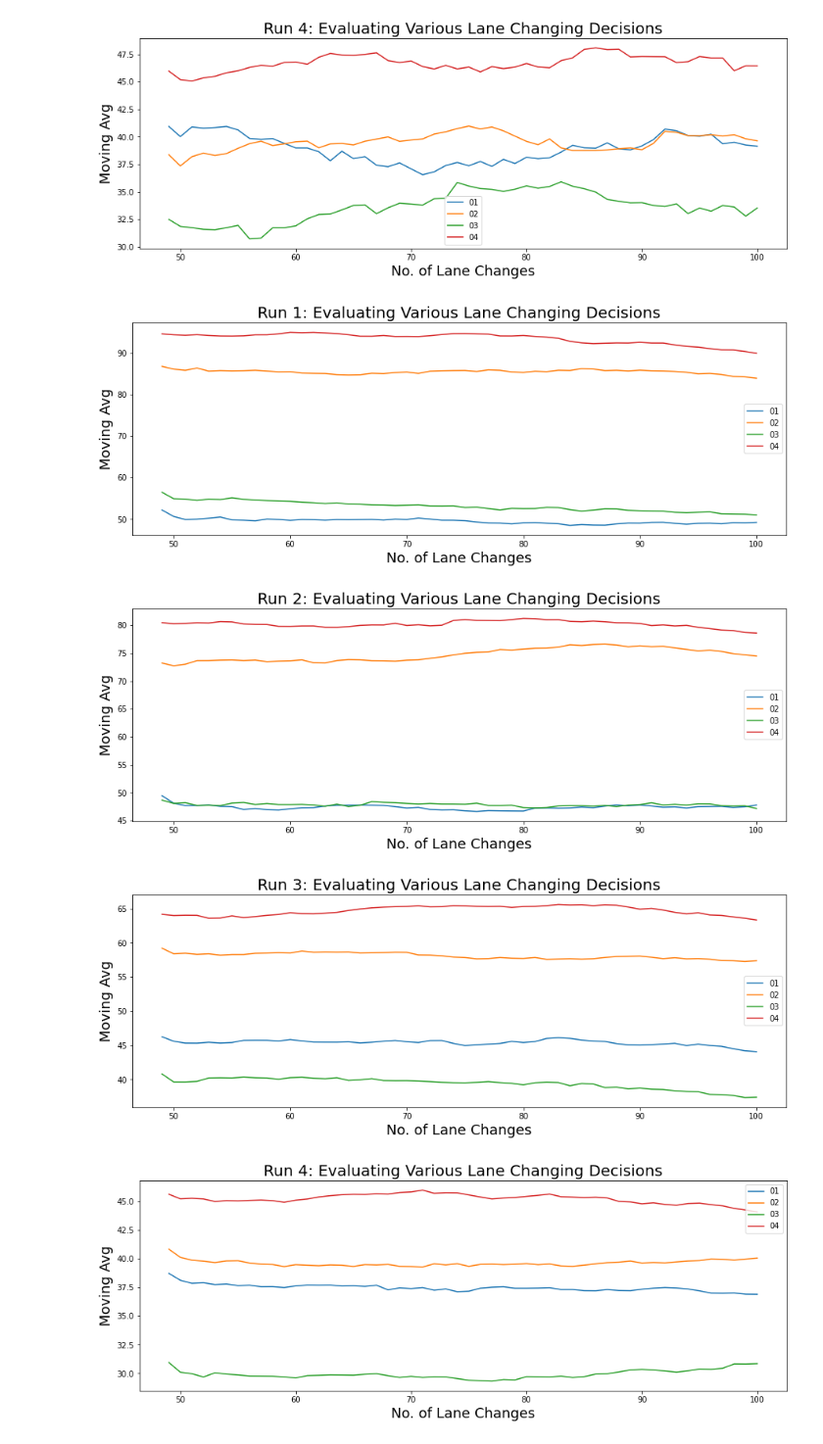
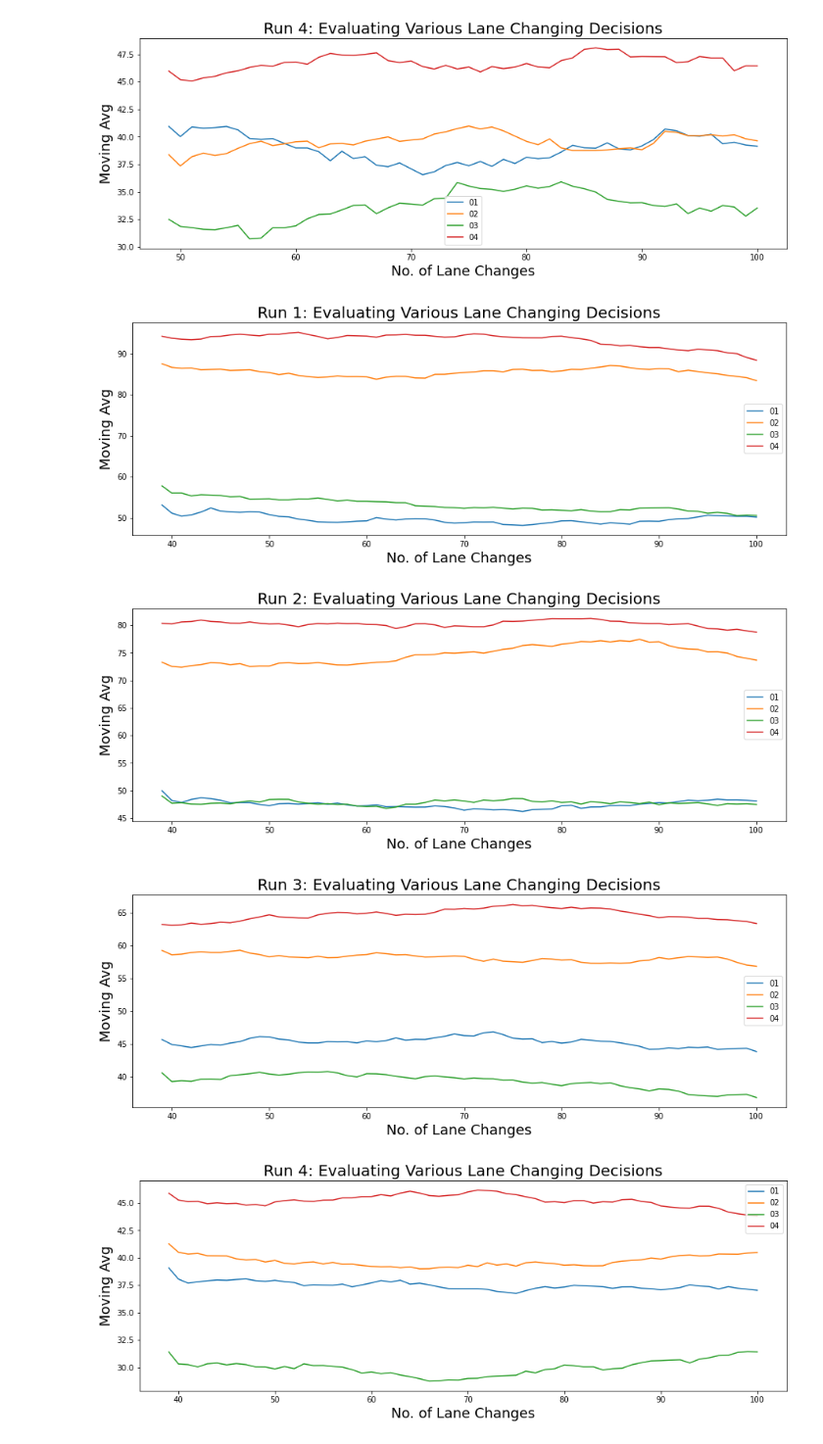
Before and after one commit to Shiv3901/Model_Tester, a Jupyter notebook: Experiment_oct_14.ipynb, the cells around one changed output. Shown at 98% size. Drawn from its saved outputs; the diff is of its cells as text; code cells hidden in the pictures.

```diff
--- a/Experiment_oct_14.ipynb
+++ b/Experiment_oct_14.ipynb
@@ -1,11 +0,0 @@
-# %%
-import pandas as pd
-from matplotlib import pyplot as plt
-from plotly import graph_objs as go
-from plotly.offline import init_notebook_mode, iplot
-init_notebook_mode(connected=True)
-import pandas as pd
-import math
-import numpy as pd
-
-plt.rcParams["figure.figsize"] = (15,7)
@@ -86,2 +24,0 @@ paths_1 = ["run_1_30_cars_100_runs.csv", "run_2_40_cars_100_runs.csv", "run_3_50
-# %%
-runs_1 = Generate.Generate(paths_1)
@@ -88,7 +29,7 @@ runs_1 = Generate.Generate(paths_1)
 # %%
-_ = runs_1.generate_moving_avg_plot("decision", "Evaluating Various Lane Changing Decisions", 50)
+_ = runs_1.generate_moving_avg_plot("decision", "Evaluating Various Lane Changing Decisions", 40)
 # %% [output]
-[figure, old version]
+[figure, new version]
-[figure, old version]
+[figure, new version]
-[figure, old version]
+[figure, new version]
-[figure, old version]
+[figure, new version]
```
Also changed, not shown: parts of 36 cells of this notebook, 30 other files.
